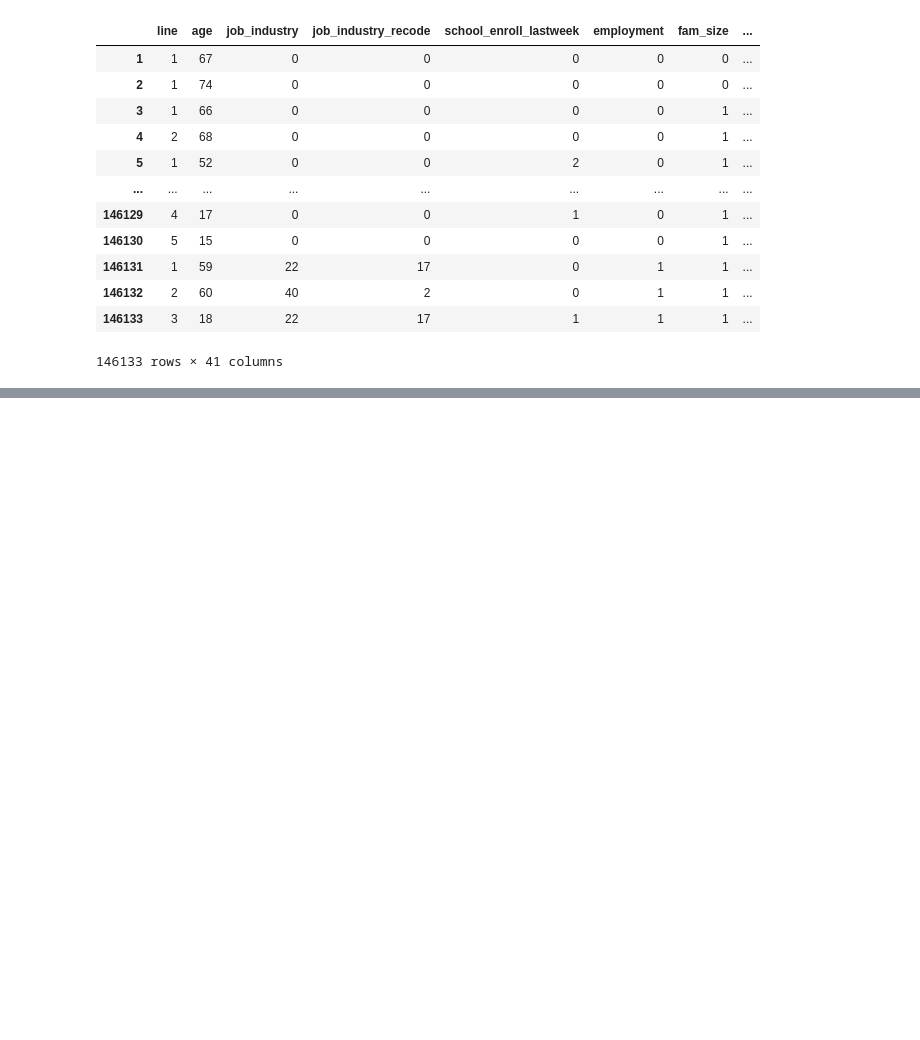
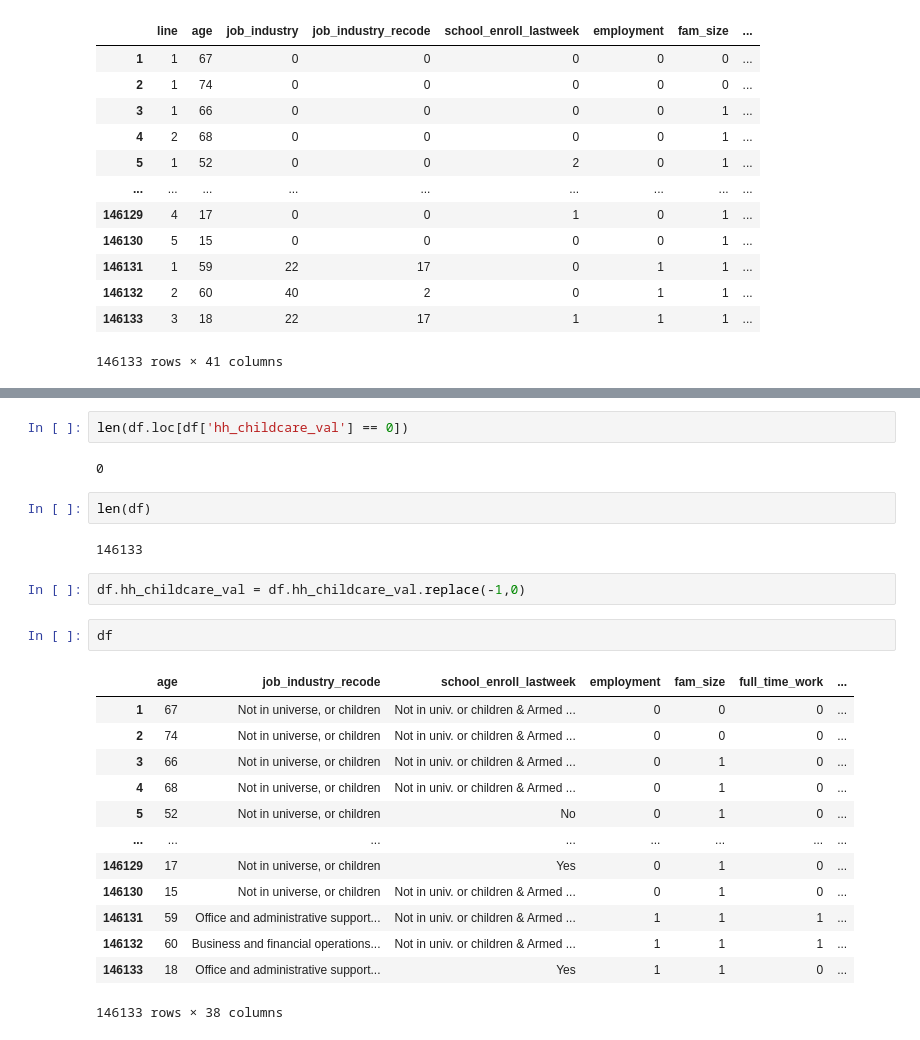
Before and after one commit to wisteriab/machine_learning_fall2024, a Jupyter notebook: python_code/test.ipynb, the cells around one changed output, grey strips where cells are left out. Drawn from its saved outputs; the diff is of its cells as text; blank space fills up the shorter version.

```diff
--- a/python_code/test.ipynb
+++ b/python_code/test.ipynb
@@ -134,0 +481,26 @@ df
+# %%
+len(df.loc[df['hh_childcare_val'] == 0])
+# %% [output]
+0
+# %%
+len(df)
+# %% [output]
+146133
+# %%
+df.hh_childcare_val = df.hh_childcare_val.replace(-1,0)
+# %%
+df
+# %% [output]
+|  | age | job_industry_recode | school_enroll_lastweek | employment | fam_size | full_time_work | ... |
+| 1 | 67 | Not in universe, or children | Not in univ. or children & Armed ... | 0 | 0 | 0 | ... |
+| 2 | 74 | Not in universe, or children | Not in univ. or children & Armed ... | 0 | 0 | 0 | ... |
+| 3 | 66 | Not in universe, or children | Not in univ. or children & Armed ... | 0 | 1 | 0 | ... |
+| 4 | 68 | Not in universe, or children | Not in univ. or children & Armed ... | 0 | 1 | 0 | ... |
+| 5 | 52 | Not in universe, or children | No | 0 | 1 | 0 | ... |
+| ... | ... | ... | ... | ... | ... | ... | ... |
+| 146129 | 17 | Not in universe, or children | Yes | 0 | 1 | 0 | ... |
+| 146130 | 15 | Not in universe, or children | Not in univ. or children & Armed ... | 0 | 1 | 0 | ... |
+| 146131 | 59 | Office and administrative support... | Not in univ. or children & Armed ... | 1 | 1 | 1 | ... |
+| 146132 | 60 | Business and financial operations... | Not in univ. or children & Armed ... | 1 | 1 | 1 | ... |
+| 146133 | 18 | Office and administrative support... | Yes | 1 | 1 | 0 | ... |
+146133 rows × 38 columns
```
Also changed, not shown: parts of 32 cells of this notebook, 16 other files.
